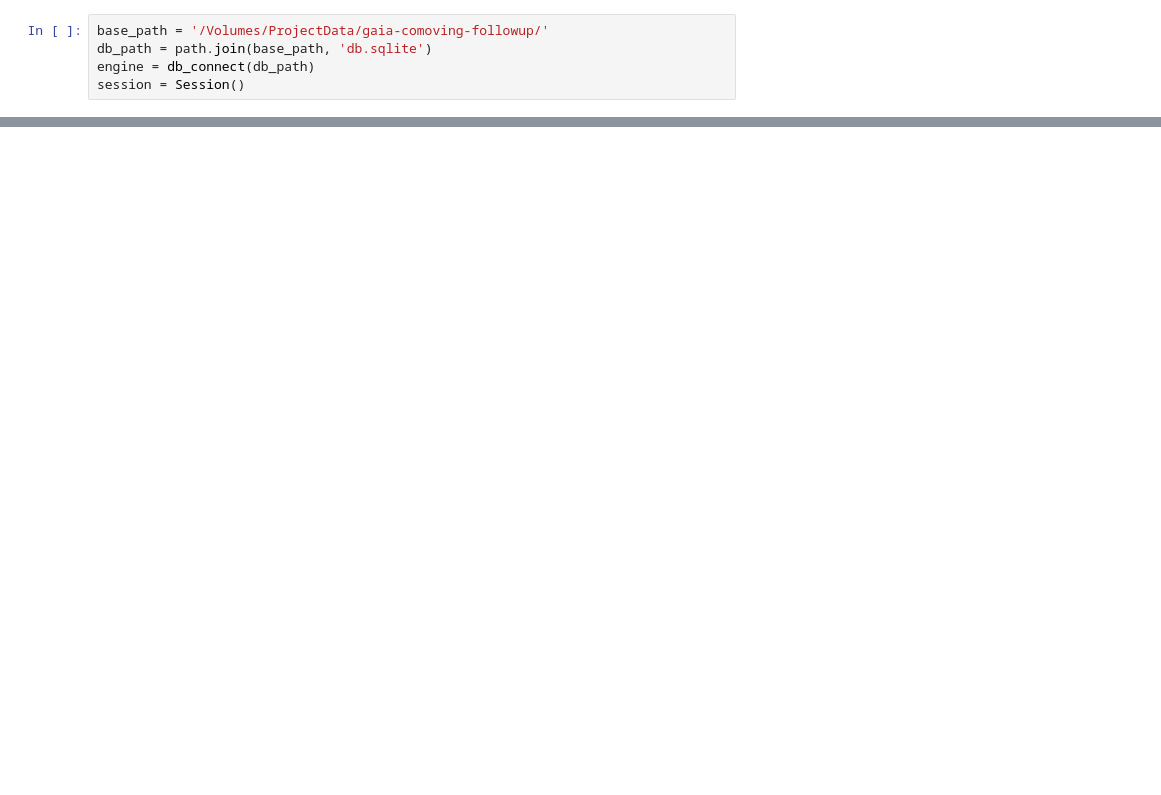
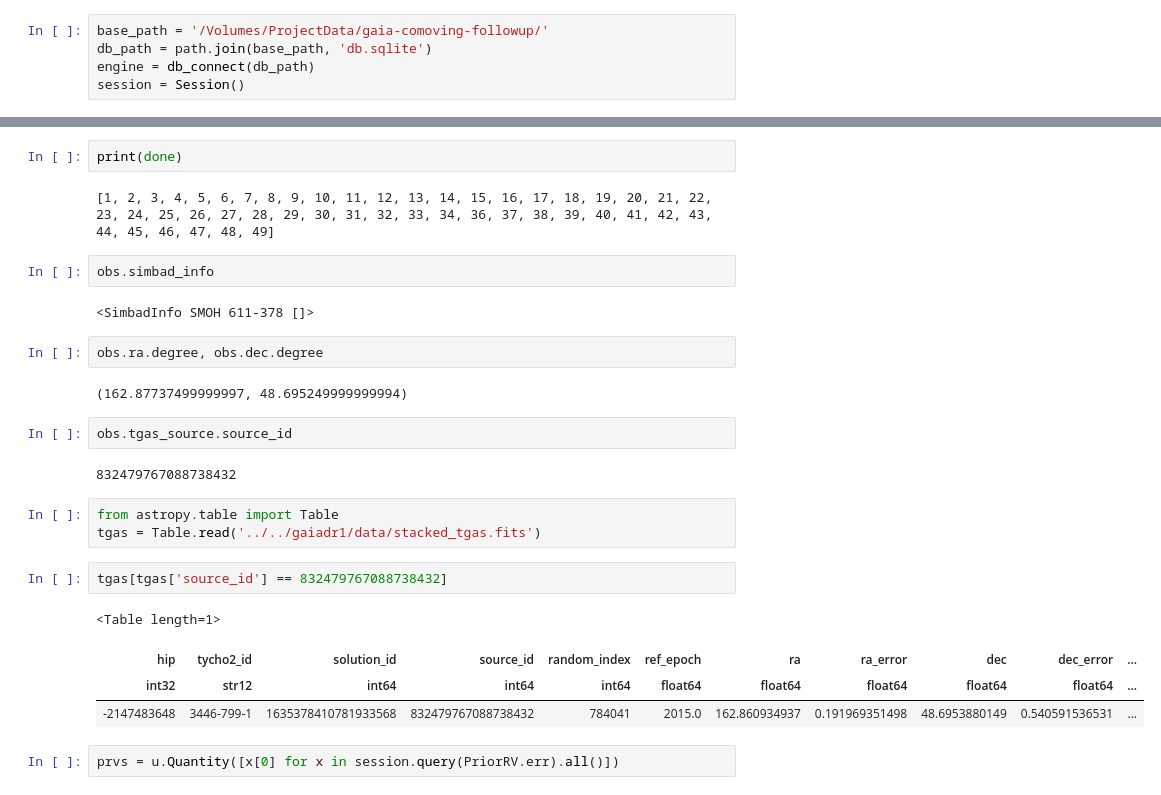
Before and after one commit to adrn/GaiaPairsFollowup, a Jupyter notebook: notebooks/Get catalog RVs.ipynb, the cells around one changed output, grey strips where cells are left out. Cells and saved outputs as stored; diff of their text form; blank space fills up the shorter version.

Commit message:
query in injest

```diff
--- a/notebooks/Get catalog RVs.ipynb
+++ b/notebooks/Get catalog RVs.ipynb
@@ -65,0 +160,28 @@ def get_CRVAD_rv(obs):
+# %%
+print(done)
+# %% [output]
+[1, 2, 3, 4, 5, 6, 7, 8, 9, 10, 11, 12, 13, 14, 15, 16, 17, 18, 19, 20, 21, 22, 23, 24, 25, 26, 27, 28, 29, 30, 31, 32, 33, 34, 36, 37, 38, 39, 40, 41, 42, 43, 44, 45, 46, 47, 48, 49]
+# %%
+obs.simbad_info
+# %% [output]
+<SimbadInfo SMOH 611-378 []>
+# %%
+obs.ra.degree, obs.dec.degree
+# %% [output]
+(162.87737499999997, 48.695249999999994)
+# %%
+obs.tgas_source.source_id
+# %% [output]
+832479767088738432
+# %%
+from astropy.table import Table
+tgas = Table.read('../../gaiadr1/data/stacked_tgas.fits')
+# %%
+tgas[tgas['source_id'] == 832479767088738432]
+# %% [output]
+<Table length=1>
+| hip | tycho2_id | solution_id | source_id | random_index | ref_epoch | ra | ra_error | dec | dec_error | ... |
+| int32 | str12 | int64 | int64 | int64 | float64 | float64 | float64 | float64 | float64 | ... |
+| -2147483648 | 3446-799-1 | 1635378410781933568 | 832479767088738432 | 784041 | 2015.0 | 162.860934937 | 0.191969351498 | 48.6953880149 | 0.540591536531 | ... |
+# %%
+prvs = u.Quantity([x[0] for x in session.query(PriorRV.err).all()])
```
Also changed, not shown: parts of 7 cells of this notebook, 1 other file.
